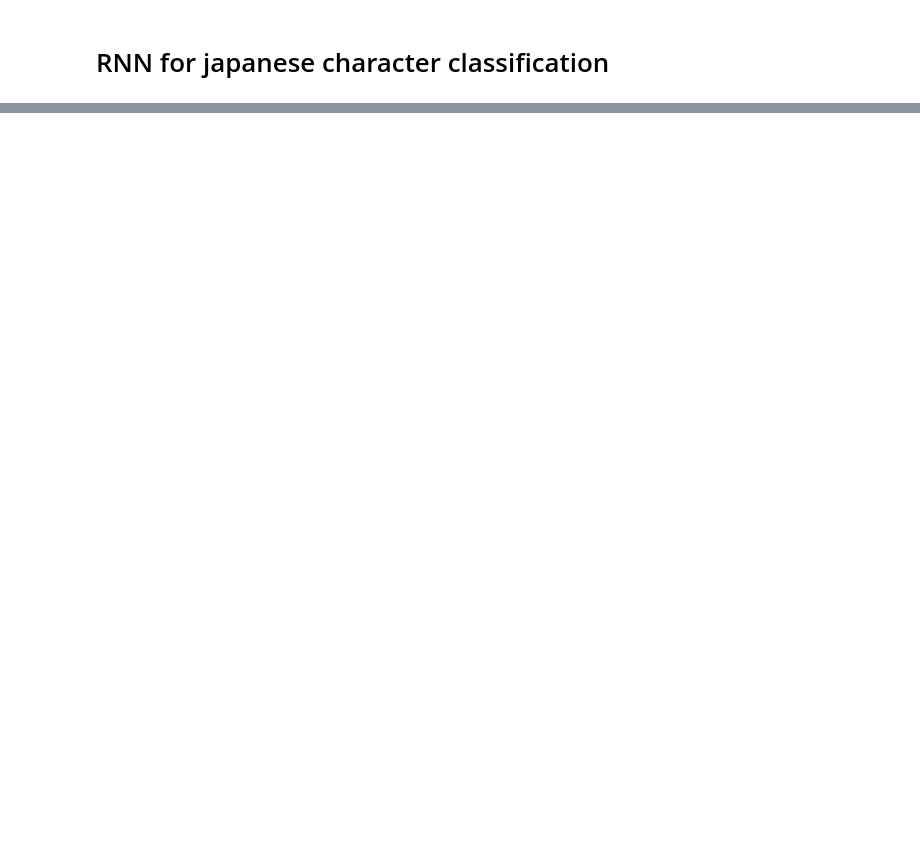
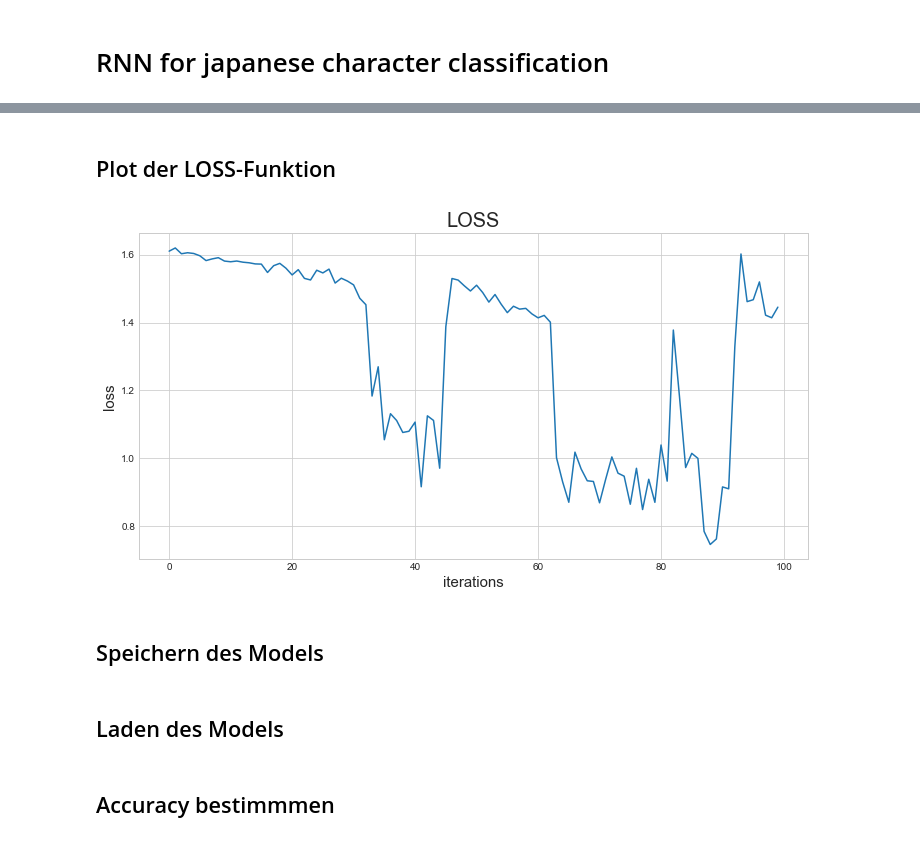
Before and after one commit to erikhelmut/japanese-character-classification, a Jupyter notebook: main.ipynb, the cells around one changed output, grey strips where cells are left out. Drawn from its saved outputs; the diff is of its cells as text; code cells hidden in the pictures; blank space fills up the shorter version.

```diff
--- a/main.ipynb
+++ b/main.ipynb
@@ -108,0 +140,18 @@ plt.show()
+# %% [markdown]
+## Plot der LOSS-Funktion
+# %%
+# Erstellung der Figure zur Ausgabe vom Loss
+mpl.style.use("seaborn-whitegrid")
+plt.figure(figsize=(12,6))
+# Erzeugung des Plots
+plt.plot(all_losses)
+# Bezeichnungen
+plt.title("LOSS", fontsize=20)
+plt.xlabel("iterations", fontsize=15)
+plt.ylabel("loss", fontsize=15)
+# Plot anzeigen
+plt.show()
+# %% [output]
+[figure, added]
+# %% [markdown]
+## Speichern des Models
@@ -108,0 +161,2 @@ plt.show()
+# %% [markdown]
+## Laden des Models
@@ -108,0 +167,2 @@ plt.show()
+# %% [markdown]
+## Accuracy bestimmmen
```
Also changed, not shown: parts of 8 cells of this notebook, 1 other file.
